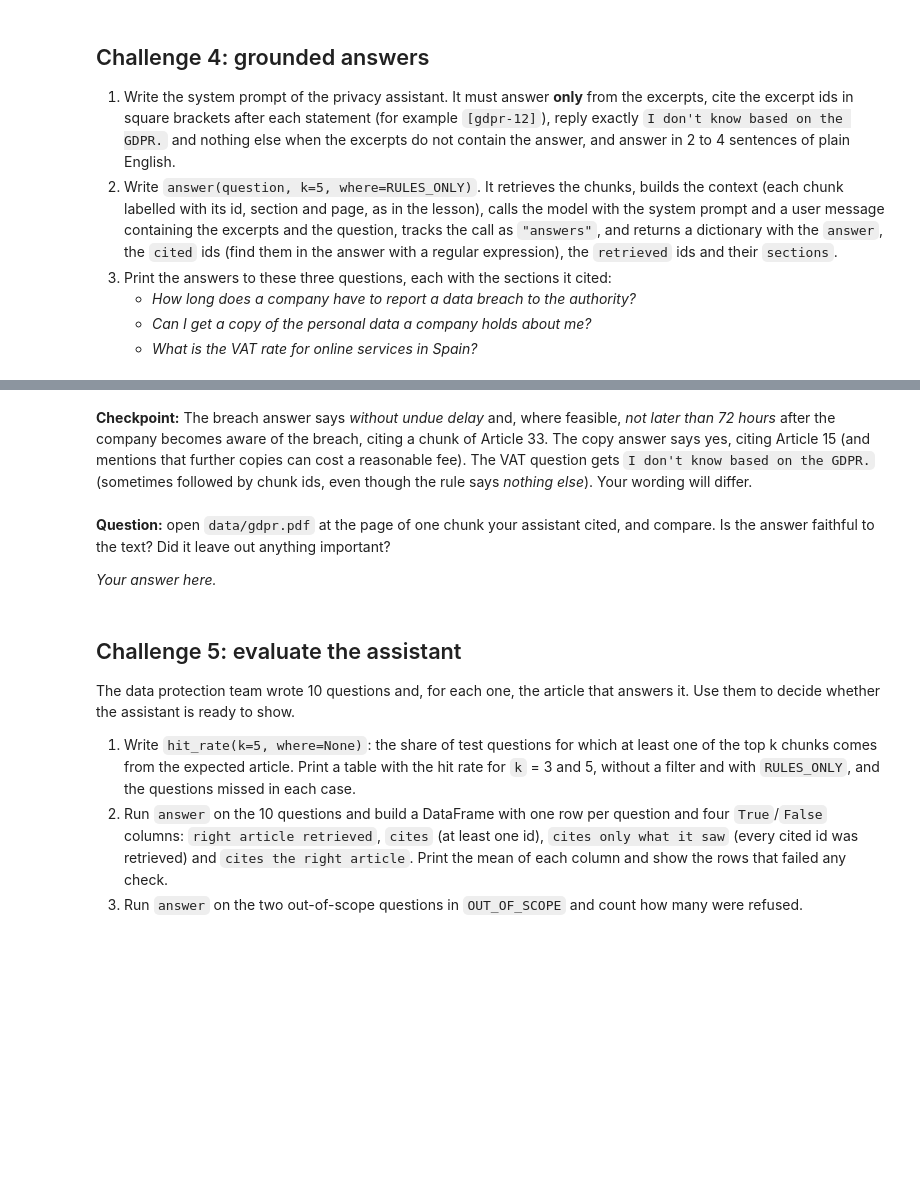
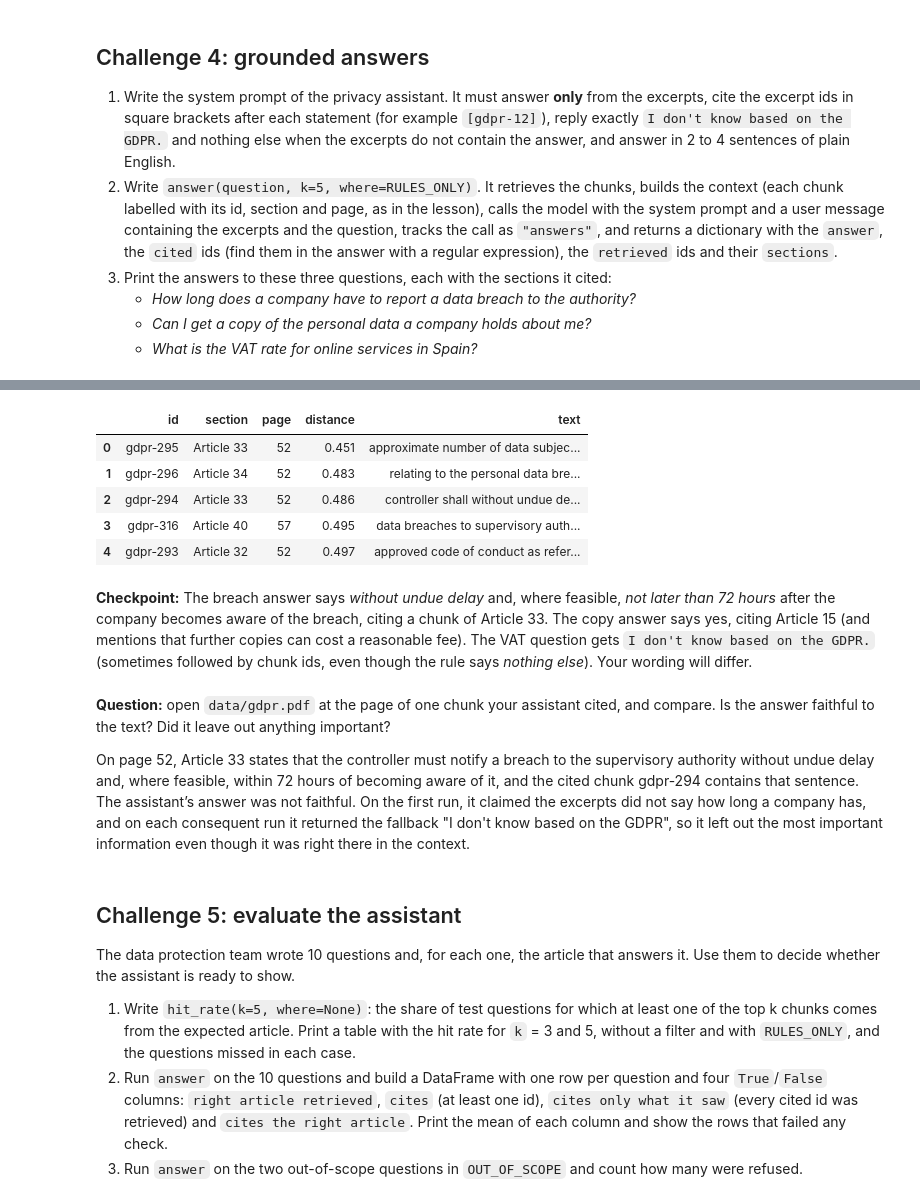
Before and after one commit to ironhack-labs/lab-intro-rag, a Jupyter notebook: your-code/main.ipynb, the cells around one changed output, grey strips where cells are left out. Drawn from its saved outputs; the diff is of its cells as text; code cells hidden in the pictures; blank space fills up the shorter version.

```diff
--- a/your-code/main.ipynb
+++ b/your-code/main.ipynb
@@ -152,9 +343,18 @@ def load_pdf(path):
+# %%
+retrive("How long does a company have to report a data breach to the authority?", where=RULES_ONLY)
+# %% [output]
+|  | id | section | page | distance | text |
+| 0 | gdpr-295 | Article 33 | 52 | 0.451 | approximate number of data subjec... |
+| 1 | gdpr-296 | Article 34 | 52 | 0.483 | relating to the personal data bre... |
+| 2 | gdpr-294 | Article 33 | 52 | 0.486 | controller shall without undue de... |
+| 3 | gdpr-316 | Article 40 | 57 | 0.495 | data breaches to supervisory auth... |
+| 4 | gdpr-293 | Article 32 | 52 | 0.497 | approved code of conduct as refer... |
 # %% [markdown]
 **Checkpoint:** The breach answer says *without undue delay* and, where feasible, *not later than 72 hours* after the company becomes aware of the breach, citing a chunk of Article 33. The copy answer says yes, citing Article 15 (and mentions that further copies can cost a reasonable fee). The VAT question gets `I don't know based on the GDPR.` (sometimes followed by chunk ids, even though the rule says *nothing else*). Your wording will differ.
 # %% [markdown]
 **Question:** open `data/gdpr.pdf` at the page of one chunk your assistant cited, and compare. Is the answer faithful to the text? Did it leave out anything important?
 
-*Your answer here.*
+On page 52, Article 33 states that the controller must notify a breach to the supervisory authority without undue delay and, where feasible, within 72 hours of becoming aware of it, and the cited chunk gdpr-294 contains that sentence. The assistant’s answer was not faithful. On the first run, it claimed the excerpts did not say how long a company has, and on each consequent run it returned the fallback "I don't know based on the GDPR", so it left out the most important information even though it was right there in the context.
 # %% [markdown]
 ## Challenge 5: evaluate the assistant
 
```
Also changed, not shown: parts of 13 cells of this notebook.
